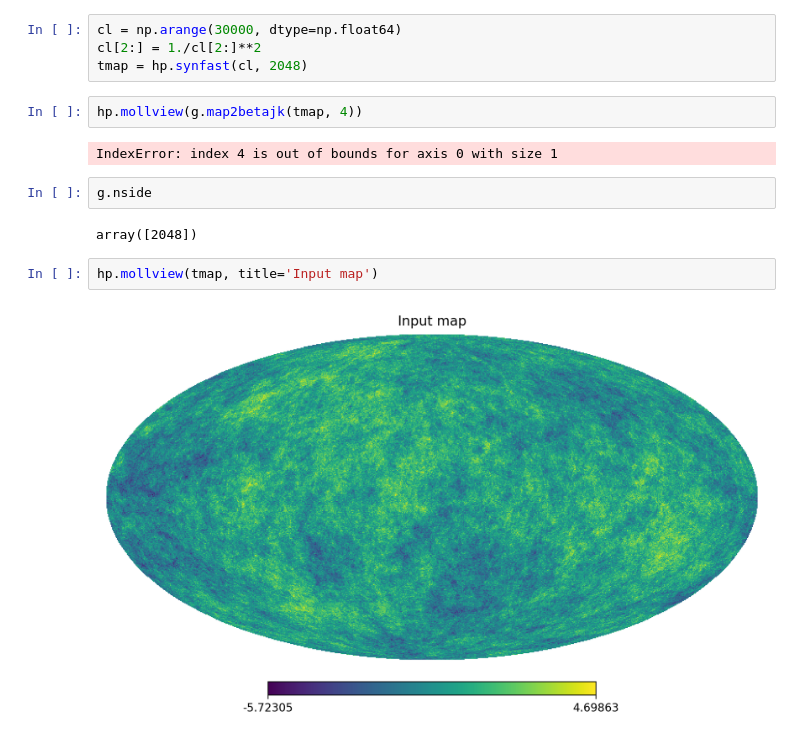
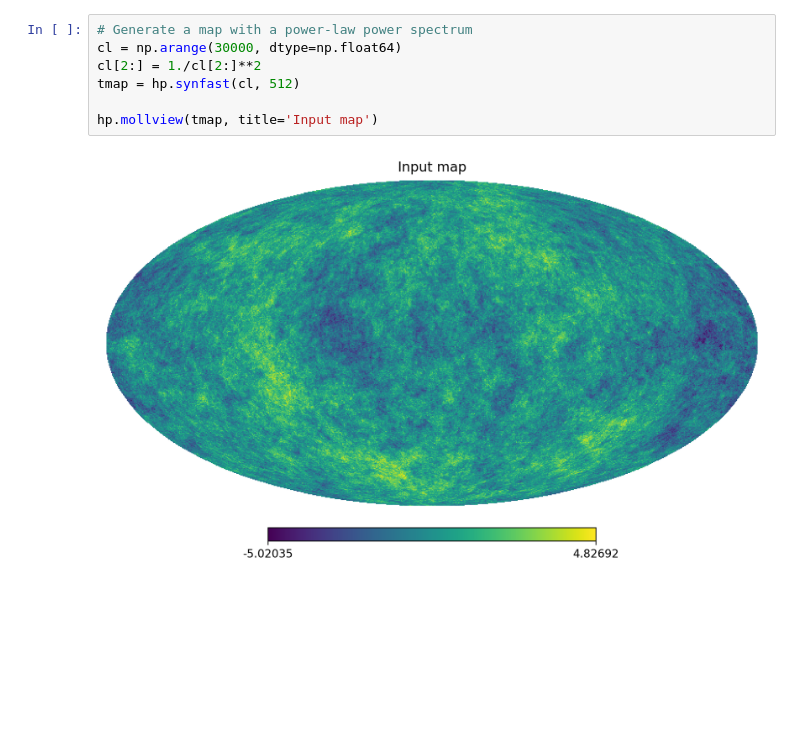
Before and after one commit to AnaCarolinaSOliveira/NeeLC, a Jupyter notebook: notebooks/test.ipynb, the cells around one changed output. Drawn from its saved outputs; the diff is of its cells as text; blank space fills up the shorter version.

```diff
--- a/notebooks/test.ipynb
+++ b/notebooks/test.ipynb
@@ -32,19 +36,12 @@ plt.show()
 # %% [output]
 [figure]
 # %%
+# Generate a map with a power-law power spectrum
 cl = np.arange(30000, dtype=np.float64)
 cl[2:] = 1./cl[2:]**2
-tmap = hp.synfast(cl, 2048)
+tmap = hp.synfast(cl, 512)
+
+hp.mollview(tmap, title='Input map')
+# %% [output]
+[figure, added]
-# %%
-hp.mollview(g.map2betajk(tmap, 4))
-# %% [output]
-IndexError: index 4 is out of bounds for axis 0 with size 1
-# %%
-g.nside
-# %% [output]
-array([2048])
-# %%
-hp.mollview(tmap, title='Input map')
-# %% [output]
-[figure, removed]
 # %%
```
Also changed, not shown: parts of 5 cells of this notebook, 4 other files.
